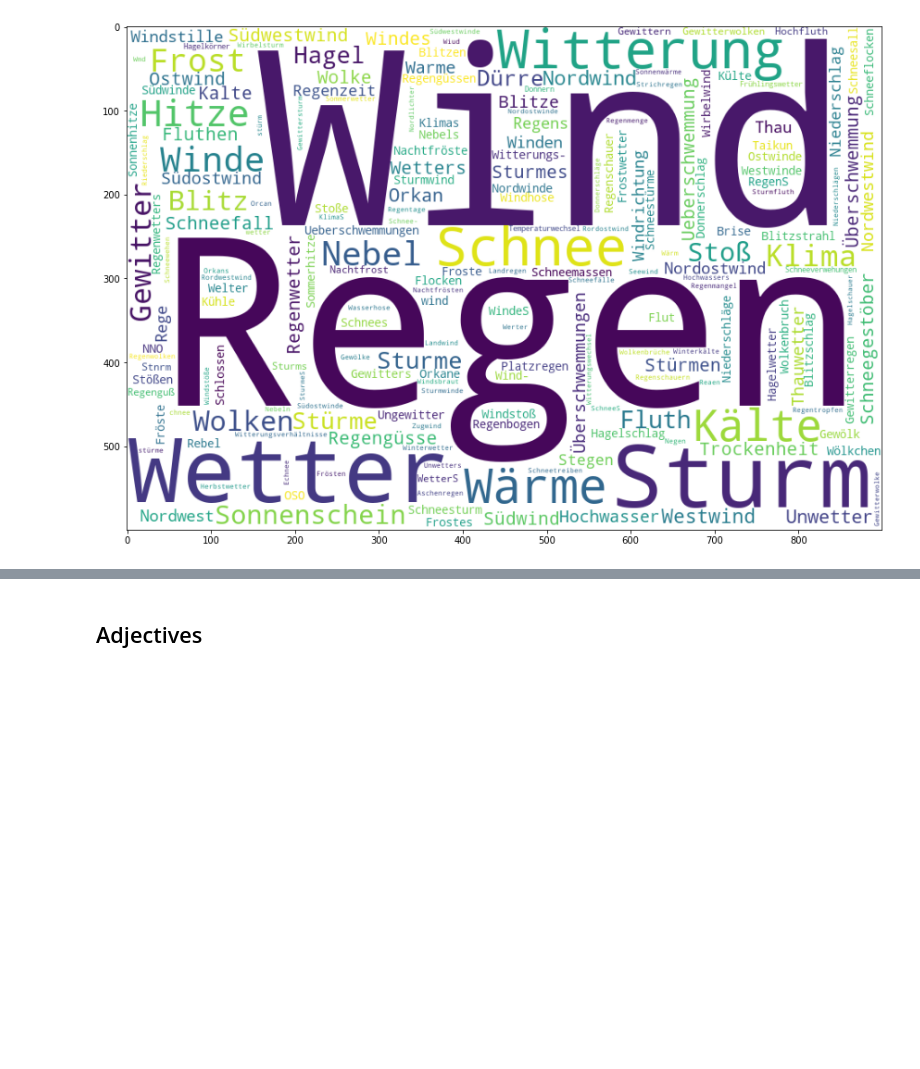
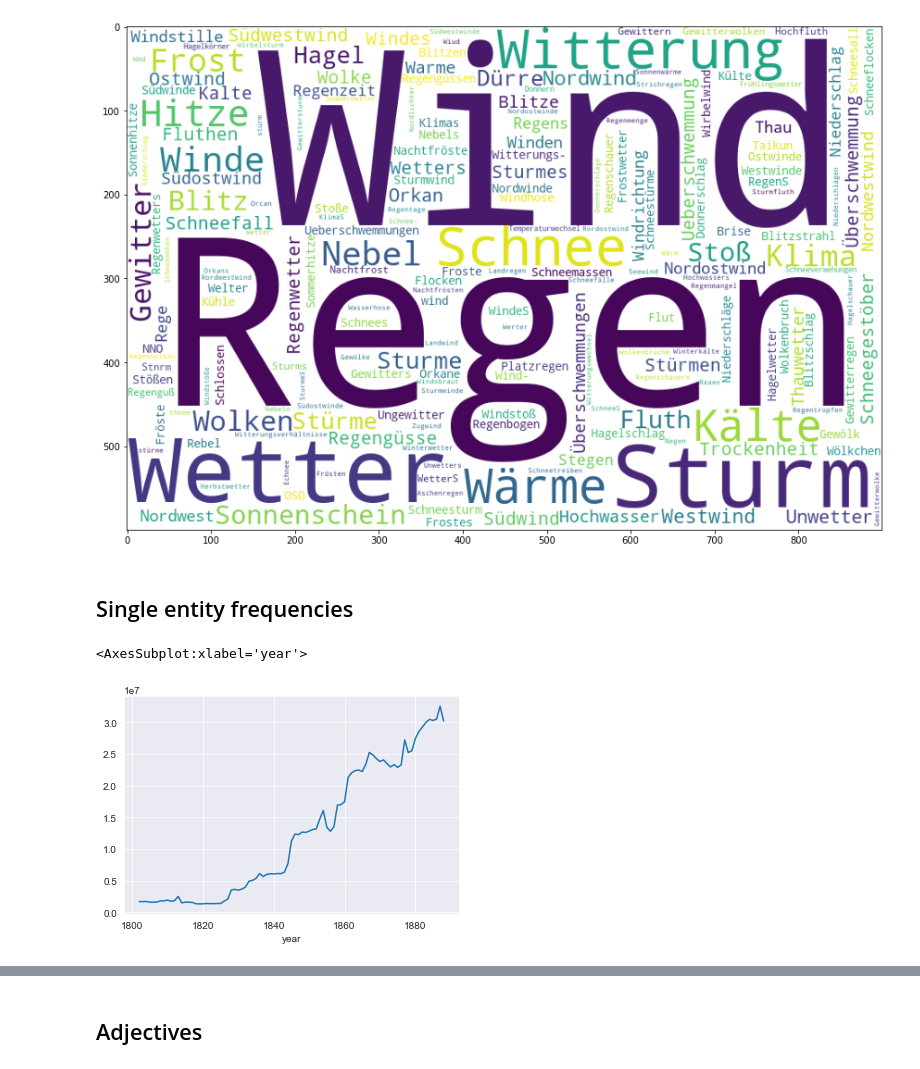
Before and after one commit to krkryger/clim-dist, a Jupyter notebook: notebooks/analysis.ipynb, the cells around one changed output, grey strips where cells are left out. Drawn from its saved outputs; the diff is of its cells as text; code cells hidden in the pictures; blank space fills up the shorter version.

Commit message:
Time series plots for WEA

```diff
--- a/notebooks/analysis.ipynb
+++ b/notebooks/analysis.ipynb
@@ -6,3 +12,5 @@ import matplotlib.pyplot as plt
+# %%
+df = load_df('main', readability=False, heading2=False)
 # %% [markdown]
 ## WEA frequency counts
 # %%
@@ -62,3 +70,11 @@ plt.show()
 # %% [output]
 <Figure size 864x576 with 0 Axes>
 [figure]
+# %% [markdown]
+## Single entity frequencies
+# %%
+text_lens = df.groupby('year')['text_len'].sum()
+text_lens.plot()
+# %% [output]
+<AxesSubplot:xlabel='year'>
+[figure, added]
```
Also changed, not shown: parts of 20 cells of this notebook.
